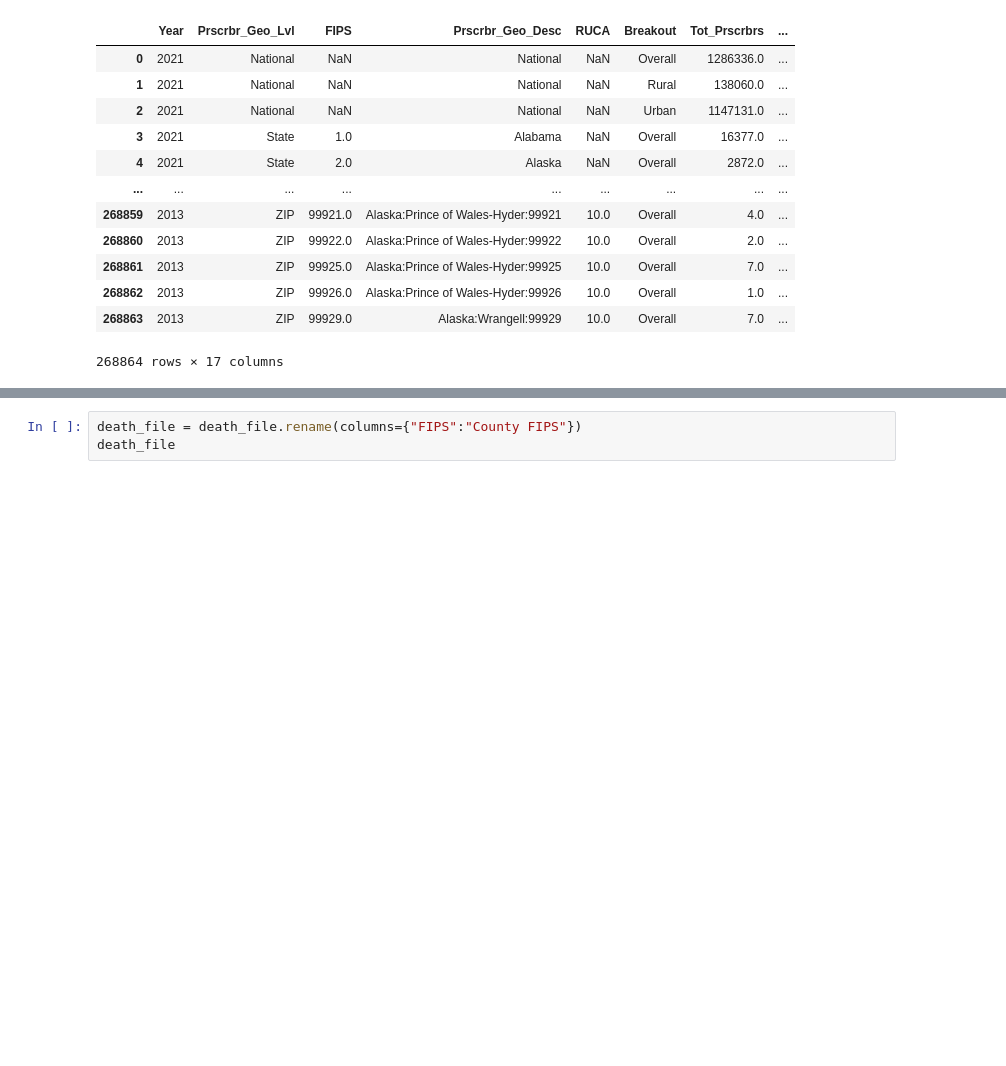
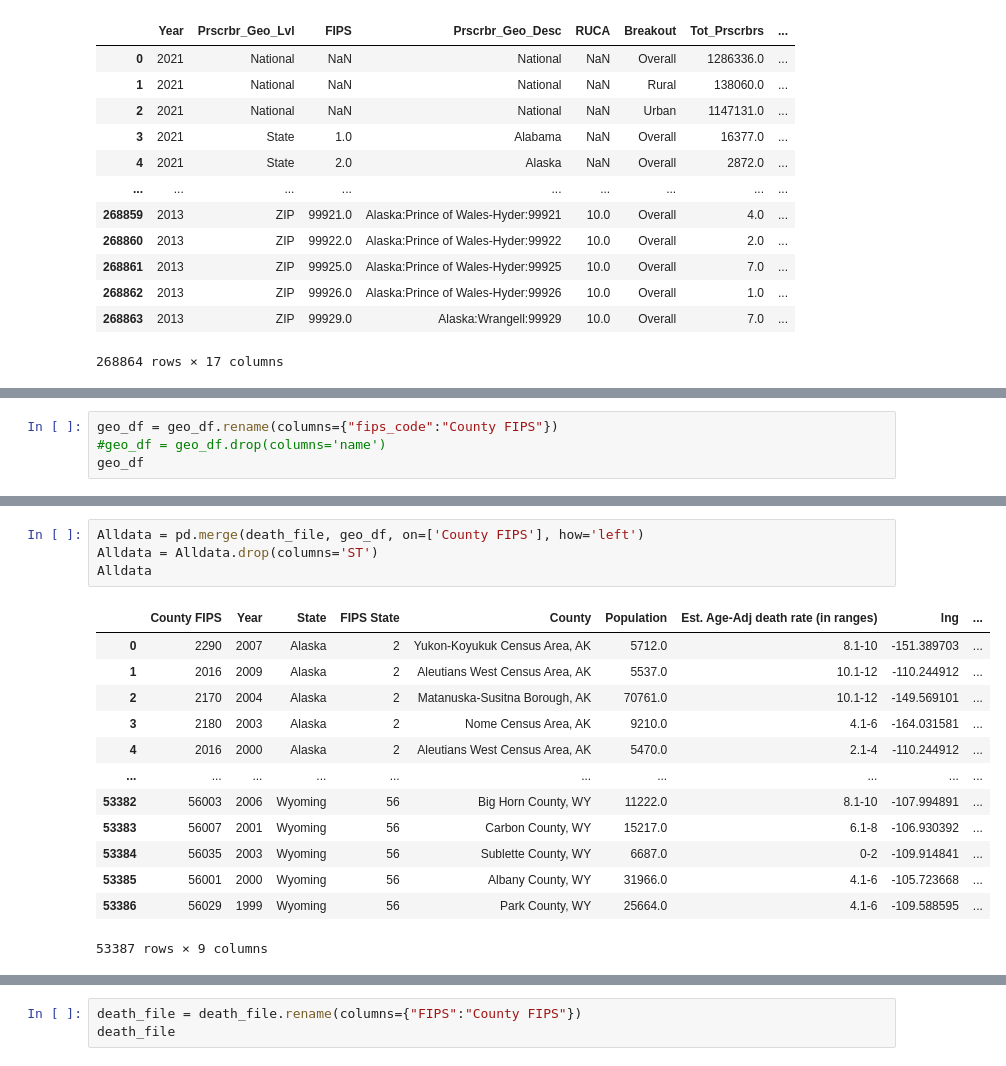
Before and after one commit to mfont99/project-3, a Jupyter notebook: data2.ipynb, the cells around one changed output, grey strips where cells are left out. Saved outputs shown, nothing was run; the diff lists cells and outputs as text; blank space fills up the shorter version.

```diff
--- a/data2.ipynb
+++ b/data2.ipynb
@@ -42,0 +49,4 @@ death_file.head()
+# %%
+geo_df = geo_df.rename(columns={"fips_code":"County FIPS"})
+#geo_df = geo_df.drop(columns='name')
+geo_df
@@ -42,0 +67,18 @@ death_file.head()
+# %%
+Alldata = pd.merge(death_file, geo_df, on=['County FIPS'], how='left')
+Alldata = Alldata.drop(columns='ST')
+Alldata
+# %% [output]
+|  | County FIPS | Year | State | FIPS State | County | Population | Est. Age-Adj death rate (in ranges) | lng | ... |
+| 0 | 2290 | 2007 | Alaska | 2 | Yukon-Koyukuk Census Area, AK | 5712.0 | 8.1-10 | -151.389703 | ... |
+| 1 | 2016 | 2009 | Alaska | 2 | Aleutians West Census Area, AK | 5537.0 | 10.1-12 | -110.244912 | ... |
+| 2 | 2170 | 2004 | Alaska | 2 | Matanuska-Susitna Borough, AK | 70761.0 | 10.1-12 | -149.569101 | ... |
+| 3 | 2180 | 2003 | Alaska | 2 | Nome Census Area, AK | 9210.0 | 4.1-6 | -164.031581 | ... |
+| 4 | 2016 | 2000 | Alaska | 2 | Aleutians West Census Area, AK | 5470.0 | 2.1-4 | -110.244912 | ... |
+| ... | ... | ... | ... | ... | ... | ... | ... | ... | ... |
+| 53382 | 56003 | 2006 | Wyoming | 56 | Big Horn County, WY | 11222.0 | 8.1-10 | -107.994891 | ... |
+| 53383 | 56007 | 2001 | Wyoming | 56 | Carbon County, WY | 15217.0 | 6.1-8 | -106.930392 | ... |
+| 53384 | 56035 | 2003 | Wyoming | 56 | Sublette County, WY | 6687.0 | 0-2 | -109.914841 | ... |
+| 53385 | 56001 | 2000 | Wyoming | 56 | Albany County, WY | 31966.0 | 4.1-6 | -105.723668 | ... |
+| 53386 | 56029 | 1999 | Wyoming | 56 | Park County, WY | 25664.0 | 4.1-6 | -109.588595 | ... |
+53387 rows × 9 columns
```
Also changed, not shown: parts of 7 cells of this notebook, 3 other files.
